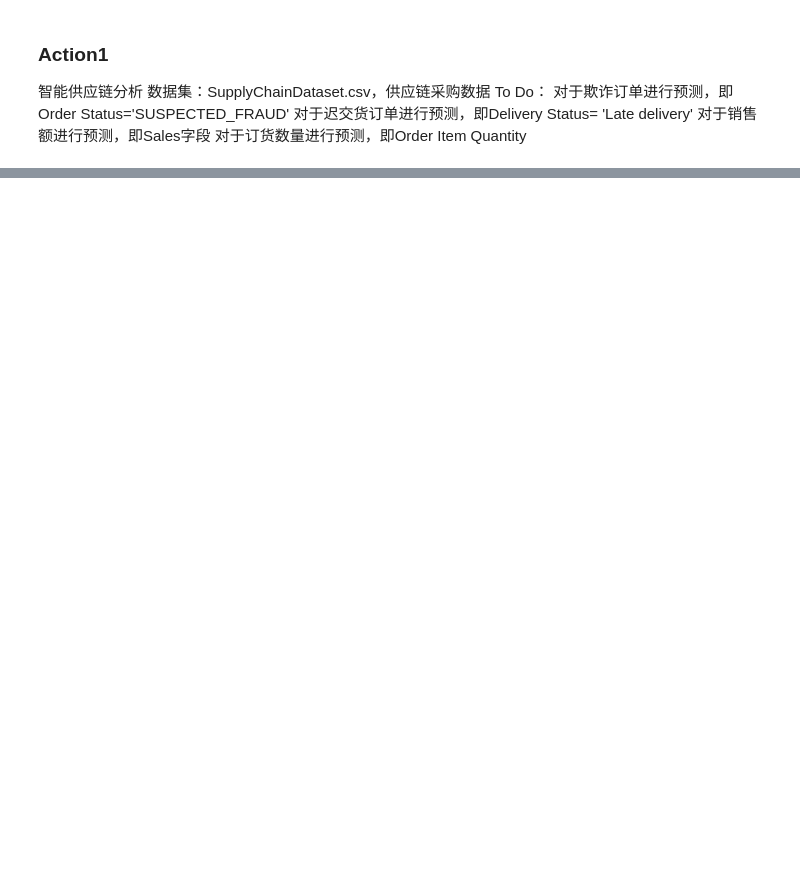
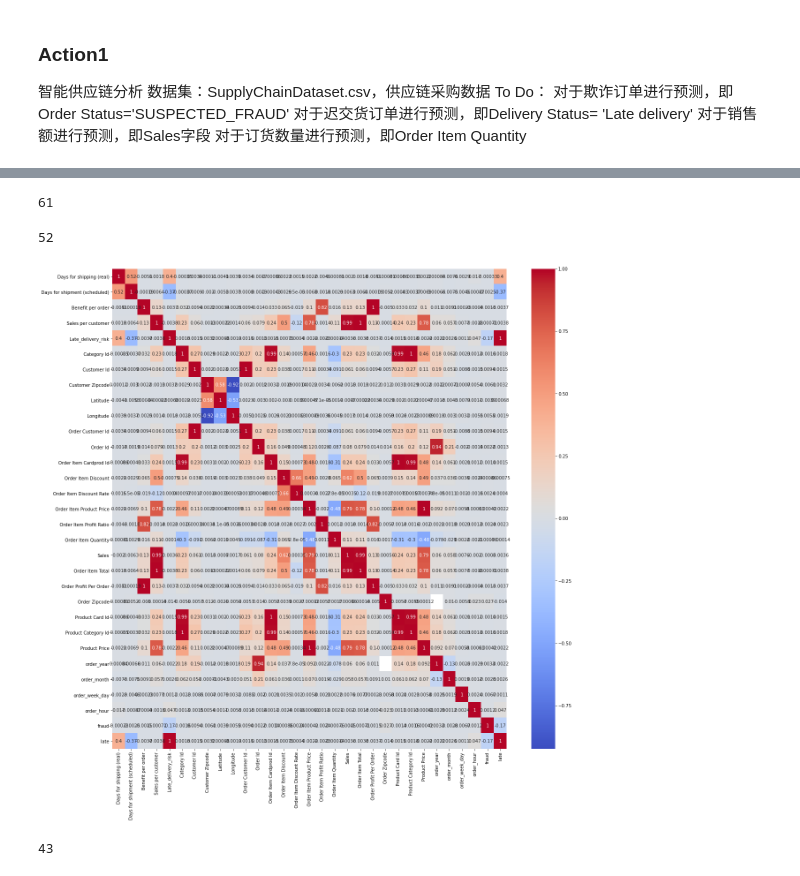
Before and after one commit to ruizhuwu/BI, a Jupyter notebook: week10/homework2.ipynb, the cells around one changed output, grey strips where cells are left out. Drawn from its saved outputs; the diff is of its cells as text; code cells hidden in the pictures; blank space fills up the shorter version.

```diff
--- a/week10/homework2.ipynb
+++ b/week10/homework2.ipynb
@@ -10,10 +10,15 @@ To Do：
 # %%
 # 载入homework1中处理过的数据
 import pickle
+import warnings
+
+warnings.filterwarnings('ignore')
+
 with open('data.pkl', 'rb') as file:
-    train_data = pickle.load(file)
-print(train_data.shape)
-train_data.head()
+    data = pickle.load(file)
+
+print(data.shape)
+data.head()
 # %% [output]
 (180519, 59)
 |  | Type | Days for shipping (real) | Days for shipment (scheduled) | Benefit per order | Sales per customer | ... |
@@ -26,7 +32,12 @@ train_data.head()
 # %%
 import numpy as np
-# 打标签（是否欺诈）
-train_data['fraud'] = np.where(train_data['Order Status'] == 'SUSPECTED_FRAUD', 1, 0)
-# 欺诈订单总数
-train_data['fraud'].sum()
+
+# 打标签（是否欺诈，是否迟送）
+# data['Order Status'].value_counts()
+# data['Delivery Status'].value_counts()
+data['fraud'] = np.where(data['Order Status'] == 'SUSPECTED_FRAUD', 1, 0)
+data['late'] = np.where(data['Delivery Status'] == 'Late delivery', 1, 0)
+
+print('欺诈订单总数', data['fraud'].sum())
+print('迟送订单总数', data['late'].sum())
 # %% [output]
@@ -39,0 +120,26 @@ train_data['late'].sum()
+# %%
+len(data.columns)
+# %% [output]
+61
+# %%
+train_data = data.drop(['Customer Email', 'Customer Password', 'Customer Lname', 'Customer Fname', \
+                 'Product Description', 'Product Status', 'Product Image', 'Order Item Id', 'Department Id'], \
+                axis=1)
+len(train_data.columns)
+# %% [output]
+52
+# %%
+import matplotlib.pyplot as plt
+import seaborn as sns
+
+plt.figure(figsize=(20,20))
+sns.heatmap(train_data.corr(), annot=True, cmap='coolwarm')
+plt.show()
+# %% [output]
+[figure, added]
+# %%
+train_data.drop(['Order Customer Id', 'Order Item Cardprod Id', 'Order Item Total', 'Order Profit Per Order', \
+           'Product Card Id', 'Product Category Id', 'Product Price', 'Sales per customer', 'Late_delivery_risk'], axis=1, inplace = True)
+len(train_data.columns)
+# %% [output]
+43
```
Also changed, not shown: parts of 39 cells of this notebook.
